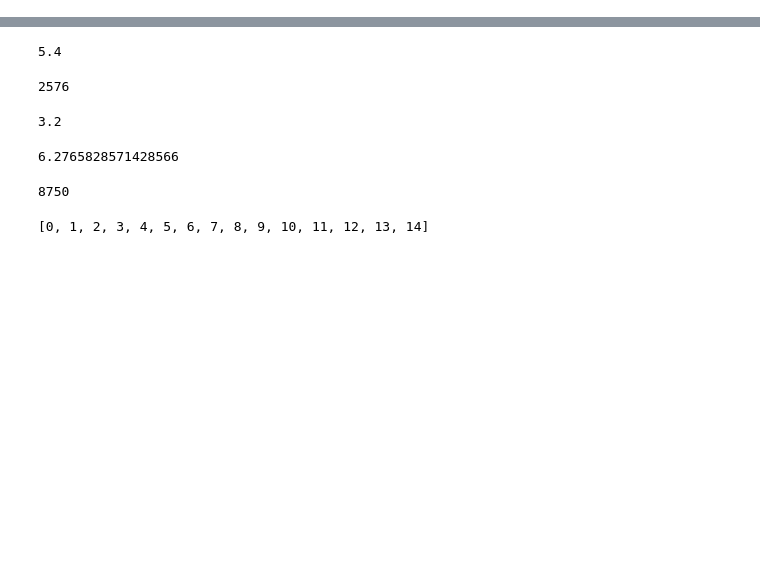
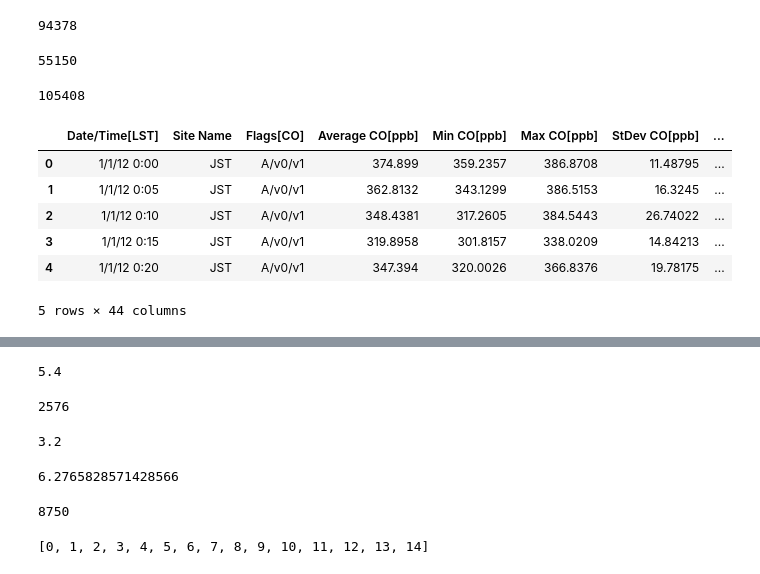
Before and after one commit to dpaolella/airproj, a Jupyter notebook: sandbox.ipynb, the cells around one changed output, grey strips where cells are left out. Drawn from its saved outputs; the diff is of its cells as text; code cells hidden in the pictures; blank space fills up the shorter version.

```diff
--- a/sandbox.ipynb
+++ b/sandbox.ipynb
@@ -9,2 +11,5 @@ from IPython.display import display
 
 %matplotlib inline
+# %%
+data1min = pd.read_csv("2012-1min.csv", header=12)
+data5min = pd.read_csv("2012-5min.csv", header=12)
@@ -10,0 +18,22 @@ from IPython.display import display
+# %%
+len(test)
+# %% [output]
+94378
+# %%
+(105408-94378)*5
+# %% [output]
+55150
+# %%
+len(test)
+# %% [output]
+105408
+# %%
+data5min.head()
+# %% [output]
+|  | Date/Time[LST] | Site Name | Flags[CO] | Average CO[ppb] | Min CO[ppb] | Max CO[ppb] | StDev CO[ppb] | ... |
+| 0 | 1/1/12 0:00 | JST | A/v0/v1 | 374.899 | 359.2357 | 386.8708 | 11.48795 | ... |
+| 1 | 1/1/12 0:05 | JST | A/v0/v1 | 362.8132 | 343.1299 | 386.5153 | 16.3245 | ... |
+| 2 | 1/1/12 0:10 | JST | A/v0/v1 | 348.4381 | 317.2605 | 384.5443 | 26.74022 | ... |
+| 3 | 1/1/12 0:15 | JST | A/v0/v1 | 319.8958 | 301.8157 | 338.0209 | 14.84213 | ... |
+| 4 | 1/1/12 0:20 | JST | A/v0/v1 | 347.394 | 320.0026 | 366.8376 | 19.78175 | ... |
+5 rows × 44 columns
```
Also changed, not shown: parts of 21 cells of this notebook, 2 other files.
